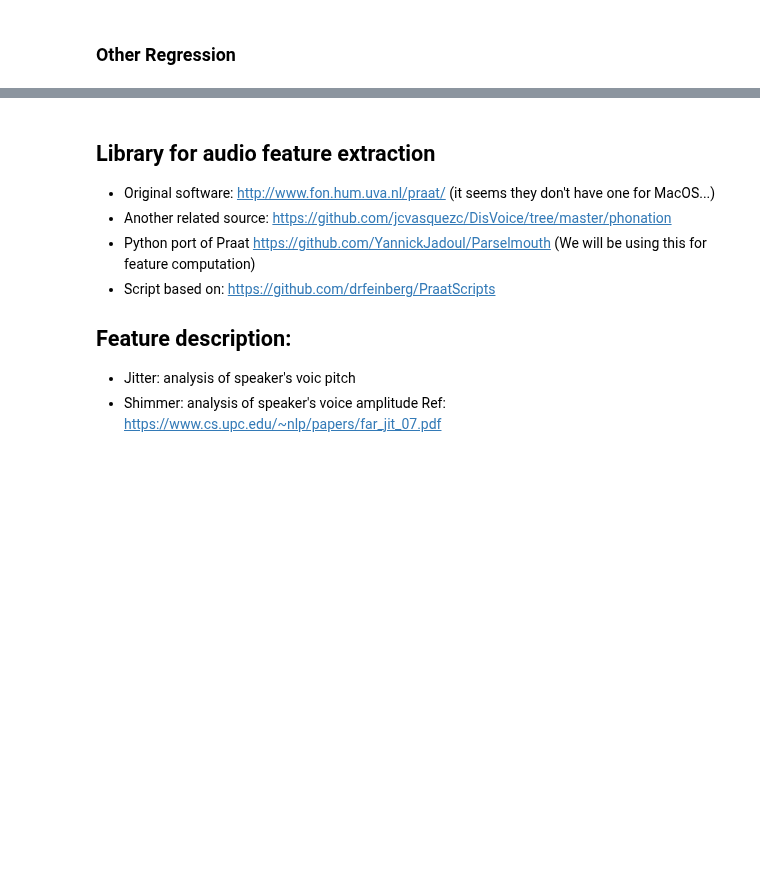
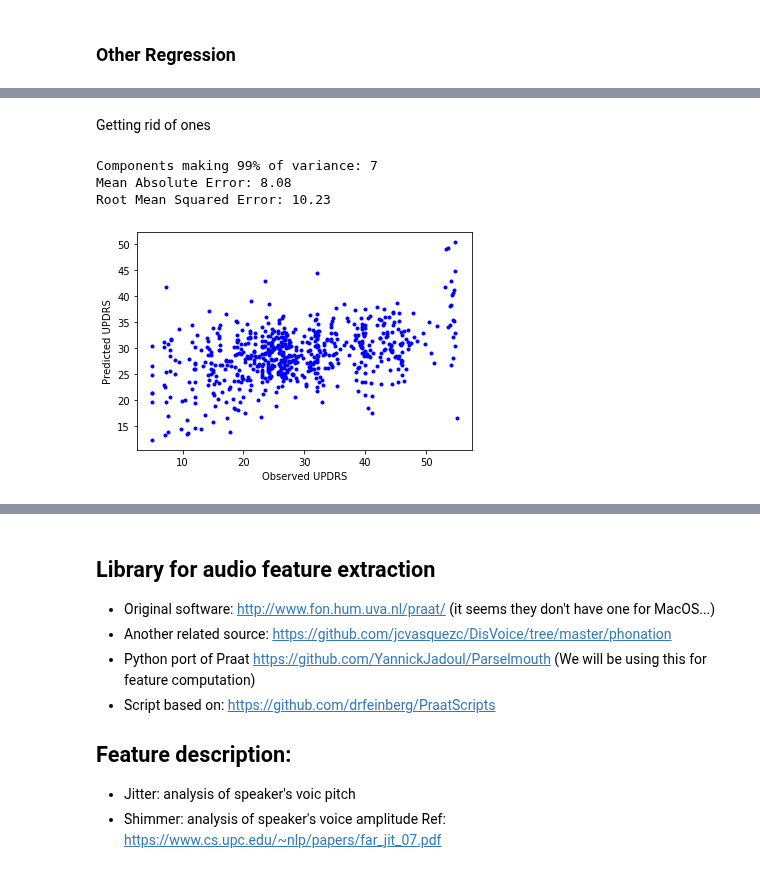
Before and after one commit to adachille/parkinsons-detector, a Jupyter notebook: parkinsons-data-exploration.ipynb, the cells around one changed output, grey strips where cells are left out. Drawn from its saved outputs; the diff is of its cells as text; code cells hidden in the pictures; blank space fills up the shorter version.

```diff
--- a/parkinsons-data-exploration.ipynb
+++ b/parkinsons-data-exploration.ipynb
@@ -603,3 +646,33 @@ plt.title('Feature Importances');
+# %% [markdown]
+Getting rid of ones
+# %%
+noones = msrtrain_TE.loc[labels>1]
+labels_noone = np.array(msrtrain_TE.loc[labels>1].UPDRS)
+
+scaled_msrtrain_TE = pd.DataFrame(preprocessing.scale(noones[msr_TE_columns]), columns = msr_TE_columns)
+pca = PCA()
+pca.fit(scaled_msrtrain_TE)
+n_components_msrTE = intrinsic_dimension(pca.explained_variance_ratio_)
+print(f"Components making 99% of variance: {n_components_msrTE}")
+pca = PCA(n_components=n_components_msrTE)
+transformed_msrtrain_TE = pca.fit_transform(scaled_msrtrain_TE)
+## END OF TEST
+
+# now split into test (10%), and train (90%) sets
+train, test, trainy, testy = train_test_split(transformed_msrtrain_TE, labels_noone, test_size = 0.1, random_state=3)
+rf = RandomForestRegressor(n_estimators=100, random_state=3)
+rf.fit(train, trainy)
+predictions = rf.predict(test)
+print('Mean Absolute Error:', round(metrics.mean_absolute_error(testy, predictions),2))
+print('Root Mean Squared Error:', round(np.sqrt(metrics.mean_squared_error(testy, predictions)),2))
+plt.plot(testy, predictions, '.', color='b')
+plt.xlabel('Observed UPDRS')
+plt.ylabel('Predicted UPDRS');
+# %% [output]
+Components making 99% of variance: 7
+Mean Absolute Error: 8.08
+Root Mean Squared Error: 10.23
+[figure, added]
 # %%
 # Linear regression
 from sklearn.ensemble import ExtraTreesRegressor
```
Also changed, not shown: parts of 11 cells of this notebook, 1 other file.
